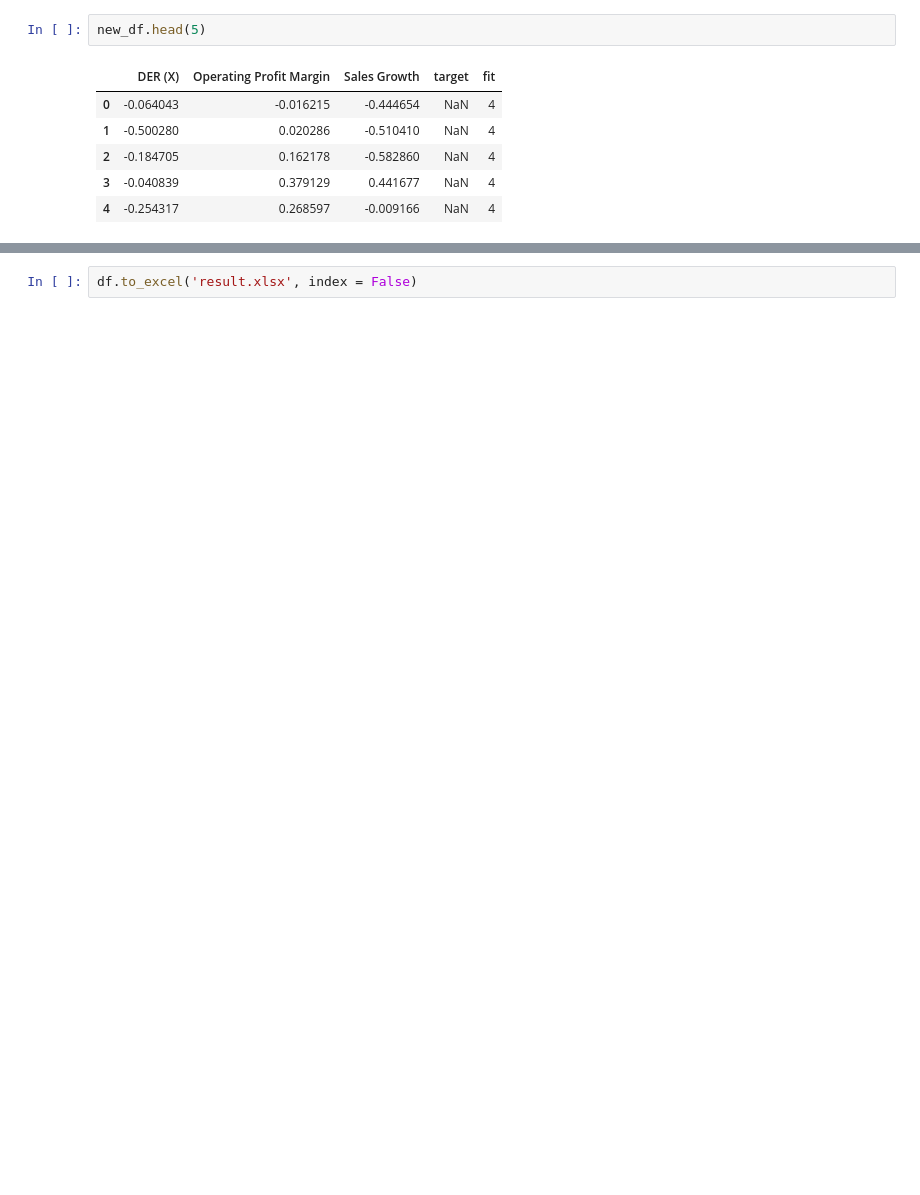
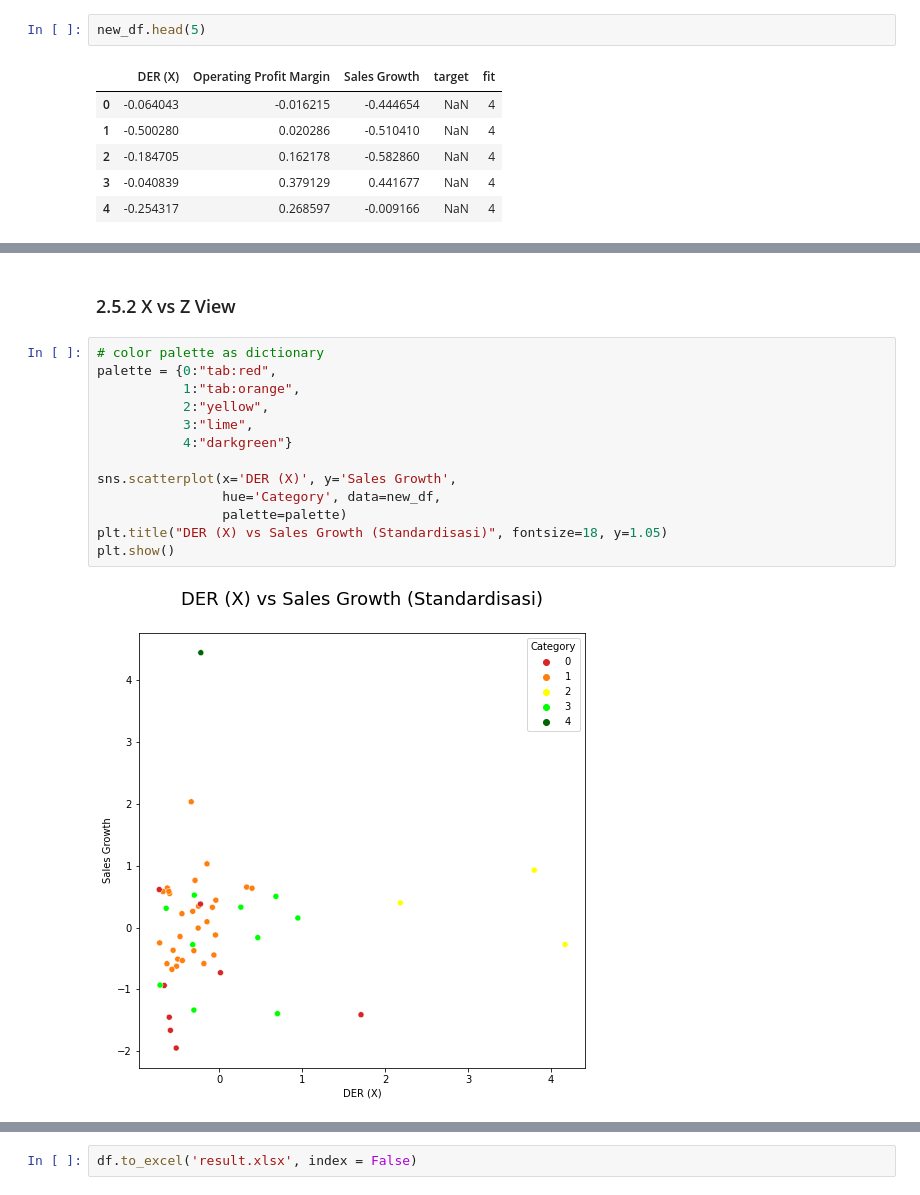
Before and after one commit to jheikal/Finance_DataScience-CLustering_Industries1, a Jupyter notebook: kmeans-3var.ipynb, the cells around one changed output, grey strips where cells are left out. Drawn from its saved outputs; the diff is of its cells as text; blank space fills up the shorter version.

```diff
--- a/kmeans-3var.ipynb
+++ b/kmeans-3var.ipynb
@@ -175,0 +183,17 @@ new_df.head(5)
+# %% [markdown]
+### 2.5.2 X vs Z View
+# %%
+# color palette as dictionary
+palette = {0:"tab:red",
+           1:"tab:orange",
+           2:"yellow",
+           3:"lime",
+           4:"darkgreen"}
+
+sns.scatterplot(x='DER (X)', y='Sales Growth',
+                hue='Category', data=new_df,
+                palette=palette)
+plt.title("DER (X) vs Sales Growth (Standardisasi)", fontsize=18, y=1.05)
+plt.show()
+# %% [output]
+[figure, added]
```
Also changed, not shown: parts of 38 cells of this notebook.
